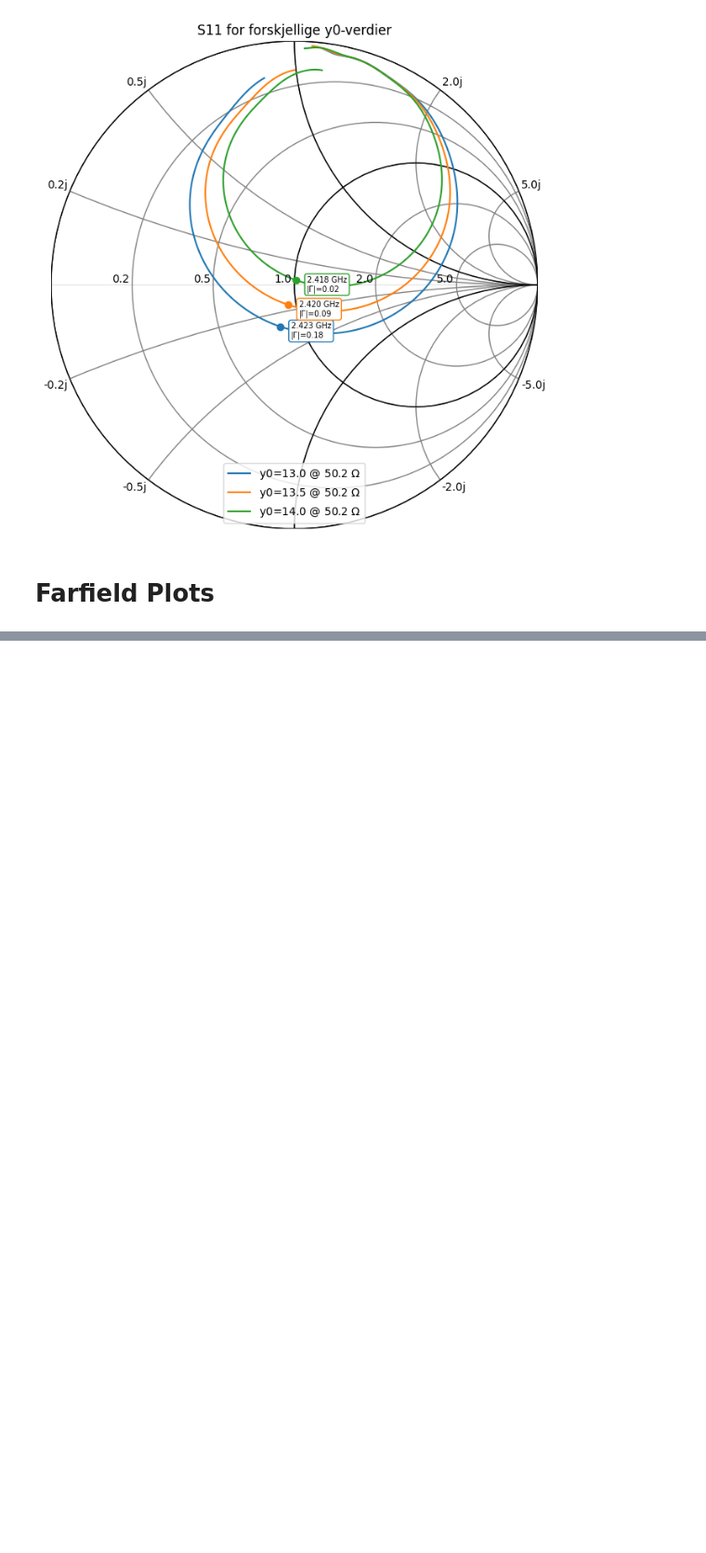
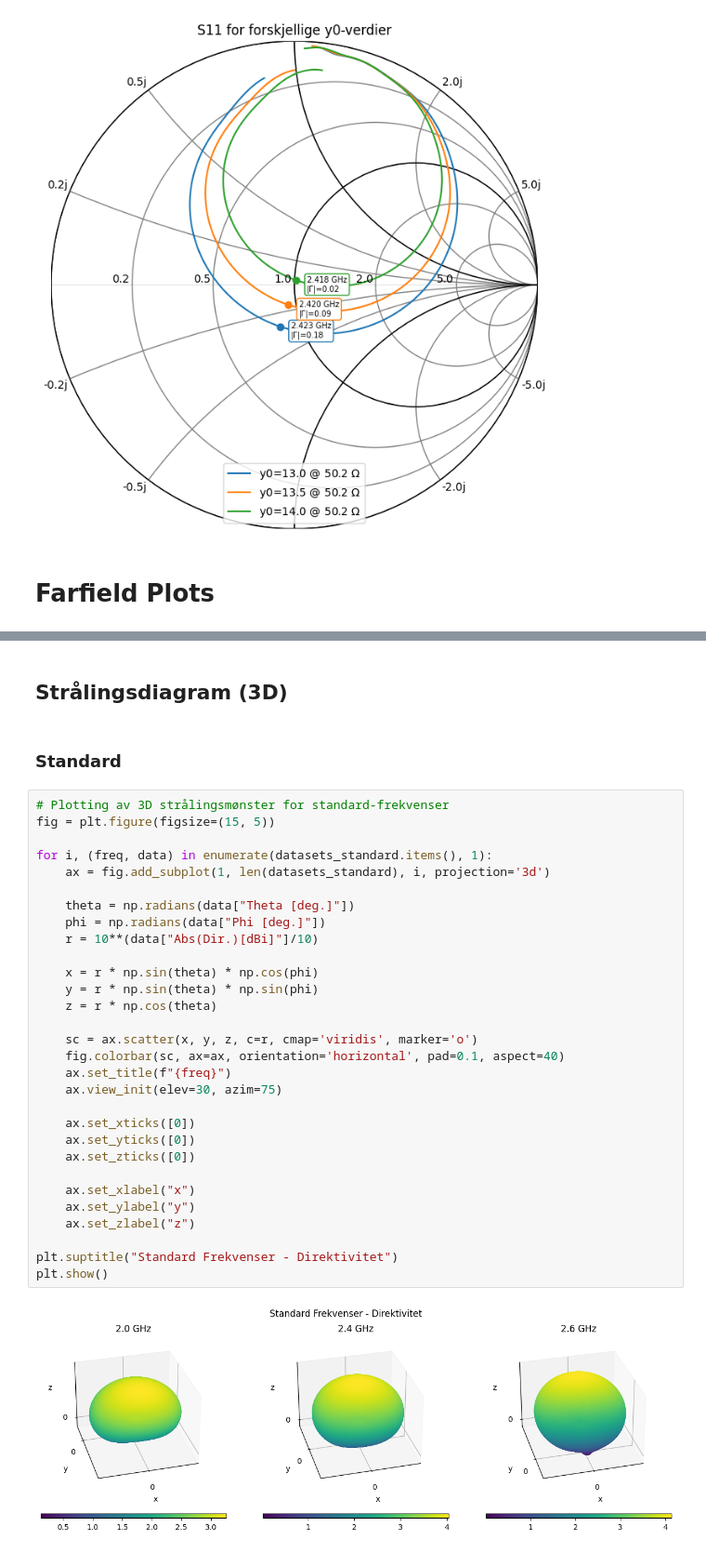
Before and after one commit to SkaugJr/TTT4215-Antenneteknikk, a Jupyter notebook: CST.ipynb, the cells around one changed output, grey strips where cells are left out. Shown at 93% size. Drawn from its saved outputs; the diff is of its cells as text; blank space fills up the shorter version.

```diff
--- a/CST.ipynb
+++ b/CST.ipynb
@@ -257,0 +287,36 @@ plot_3d(datasets_array, "Abs(Dir.)[dBi]", "Array Frekvenser - Direktivitet", cma
+# %% [markdown]
+## Strålingsdiagram (3D)
+# %% [markdown]
+### Standard
+# %%
+# Plotting av 3D strålingsmønster for standard-frekvenser
+fig = plt.figure(figsize=(15, 5))
+
+for i, (freq, data) in enumerate(datasets_standard.items(), 1):
+    ax = fig.add_subplot(1, len(datasets_standard), i, projection='3d')
+
+    theta = np.radians(data["Theta [deg.]"])
+    phi = np.radians(data["Phi [deg.]"])
+    r = 10**(data["Abs(Dir.)[dBi]"]/10)
+
+    x = r * np.sin(theta) * np.cos(phi)
+    y = r * np.sin(theta) * np.sin(phi)
+    z = r * np.cos(theta)
+
+    sc = ax.scatter(x, y, z, c=r, cmap='viridis', marker='o')
+    fig.colorbar(sc, ax=ax, orientation='horizontal', pad=0.1, aspect=40)
+    ax.set_title(f"{freq}")
+    ax.view_init(elev=30, azim=75)
+
+    ax.set_xticks([0])
+    ax.set_yticks([0])
+    ax.set_zticks([0])
+
+    ax.set_xlabel("x")
+    ax.set_ylabel("y")
+    ax.set_zlabel("z")
+
+plt.suptitle("Standard Frekvenser - Direktivitet")
+plt.show()
+# %% [output]
+[figure, added]
```
Also changed, not shown: parts of 10 cells of this notebook.
